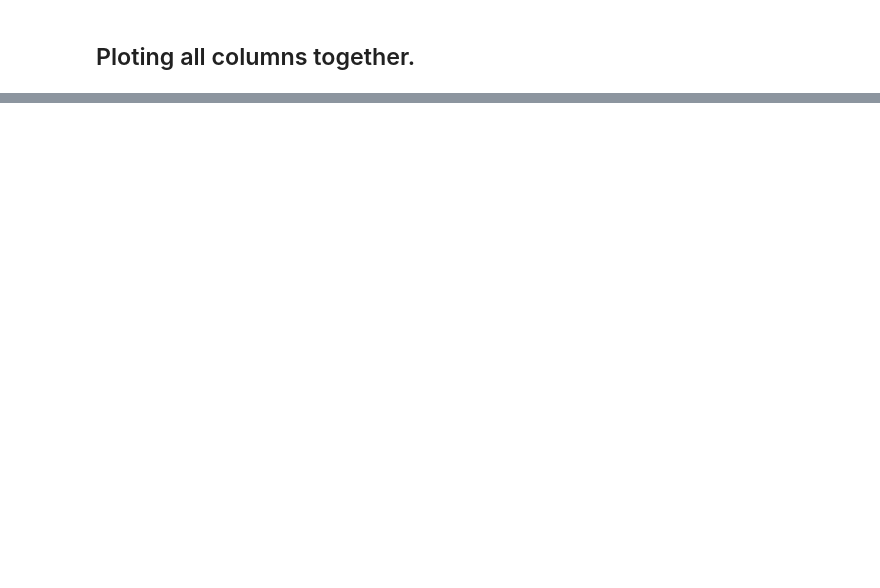
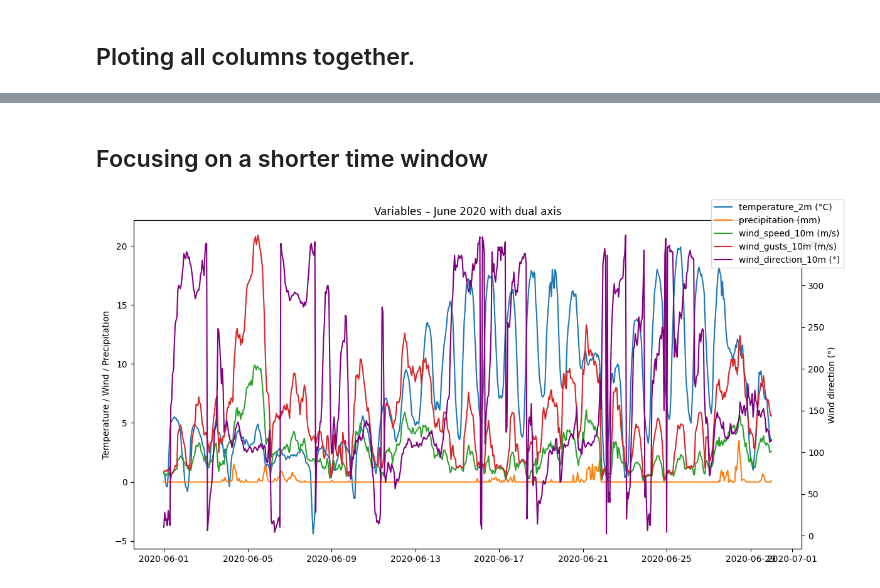
Before and after one commit to JulesSylMUAMBA/IND320_DataTo_Decision, a Jupyter notebook: notebook/IND320_project.ipynb, the cells around one changed output, grey strips where cells are left out. Drawn from its saved outputs; the diff is of its cells as text; code cells hidden in the pictures; blank space fills up the shorter version.

```diff
--- a/notebook/IND320_project.ipynb
+++ b/notebook/IND320_project.ipynb
@@ -47,0 +111,22 @@ for col in df.columns[1:]:  # without the "time" column
+# %% [markdown]
+## Focusing on a shorter time window
+# %%
+fig, ax1 = plt.subplots(figsize=(12,6))
+
+# Temperature, precipitation, wind speed, gusts
+for col in subset.columns[1:-1]:
+    ax1.plot(subset["time"], subset[col], label=col)
+ax1.set_ylabel("Temperature / Wind / Precipitation")
+
+# Wind direction on secondary axis
+ax2 = ax1.twinx()
+ax2.plot(subset["time"], subset["wind_direction_10m (°)"], color="purple", label="wind_direction_10m (°)")
+ax2.set_ylabel("Wind direction (°)")
+
+fig.legend(loc="upper right")
+plt.title("Variables – June 2020 with dual axis")
+plt.xticks(rotation=45)
+plt.tight_layout()
+plt.show()
+# %% [output]
+[figure, added]
```
Also changed, not shown: parts of 8 cells of this notebook, 11 other files.
